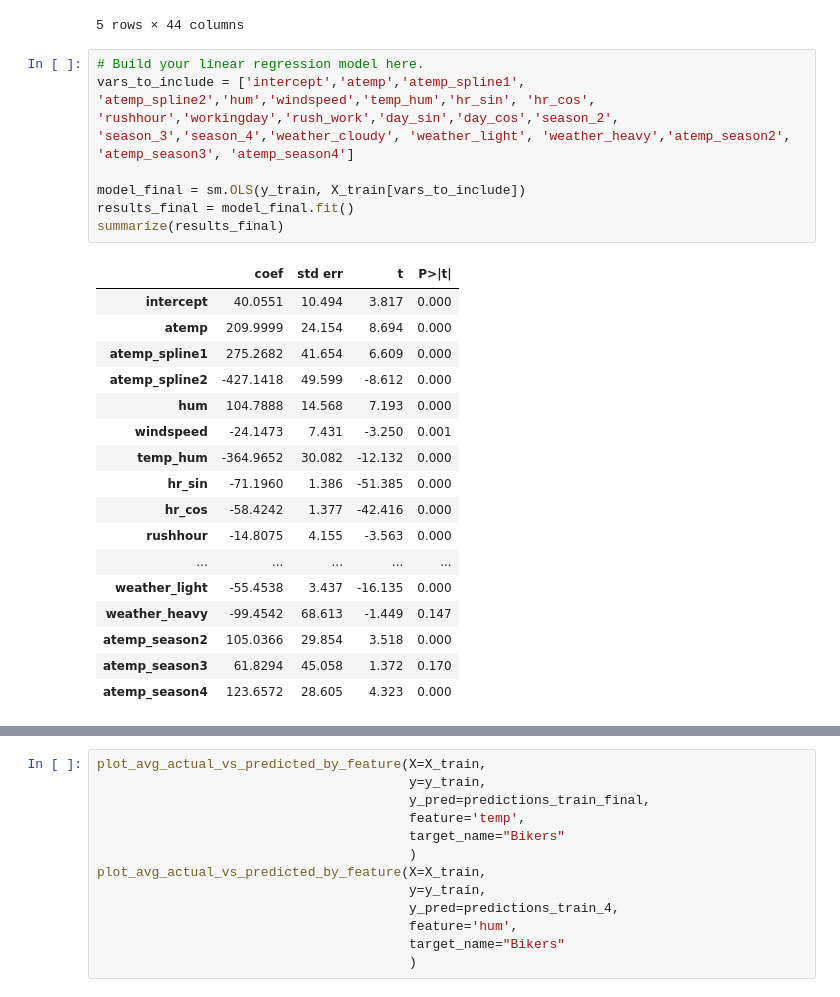
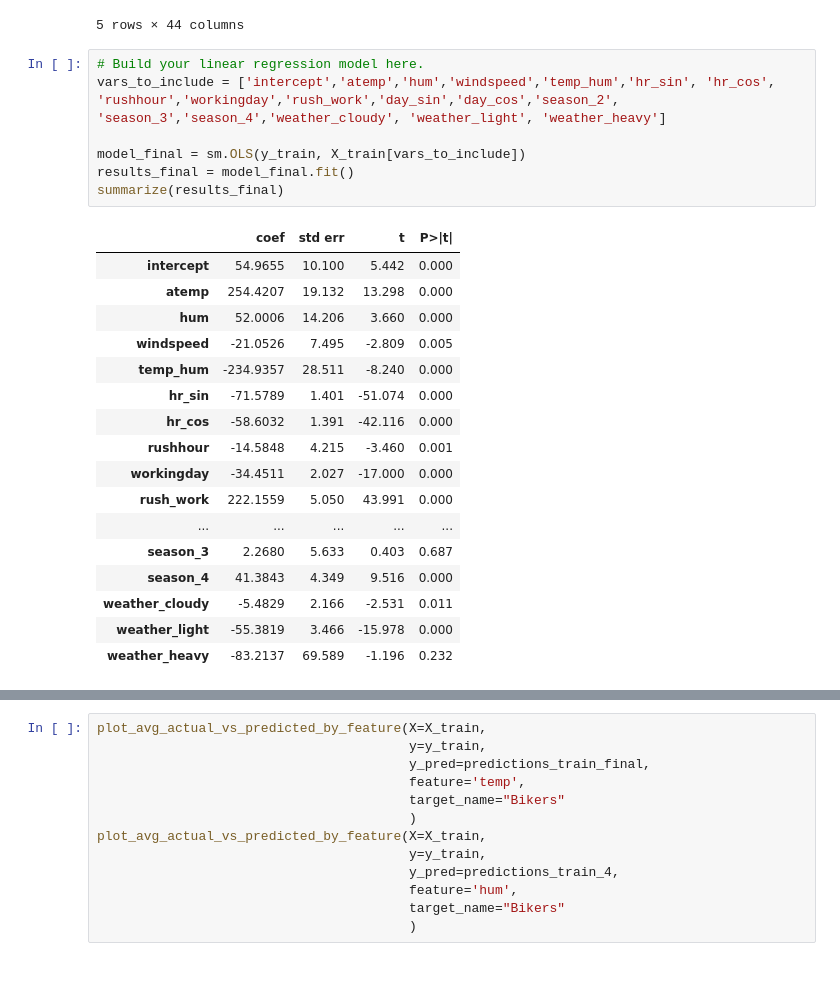
Before and after one commit to paige868/code_2600, a Jupyter notebook: mod05_nonlinear.ipynb, the cells around one changed output, grey strips where cells are left out. Drawn from its saved outputs; the diff is of its cells as text.

```diff
--- a/mod05_nonlinear.ipynb
+++ b/mod05_nonlinear.ipynb
@@ -455,30 +484,29 @@ Train.head()
 5 rows × 44 columns
 # %%
 # Build your linear regression model here.
-vars_to_include = ['intercept','atemp','atemp_spline1',
-'atemp_spline2','hum','windspeed','temp_hum','hr_sin', 'hr_cos', 'rushhour','workingday','rush_work','day_sin','day_cos','season_2', 'season_3','season_4','weather_cloudy', 'weather_light', 'weather_heavy','atemp_season2', 'atemp_season3', 'atemp_season4']
+vars_to_include = ['intercept','atemp','hum','windspeed','temp_hum','hr_sin', 'hr_cos', 'rushhour','workingday','rush_work','day_sin','day_cos','season_2', 'season_3','season_4','weather_cloudy', 'weather_light', 'weather_heavy']
 
 model_final = sm.OLS(y_train, X_train[vars_to_include])
 results_final = model_final.fit()
 summarize(results_final)
 # %% [output]
 |  | coef | std err | t | P>|t| |
-| intercept | 40.0551 | 10.494 | 3.817 | 0.000 |
-| atemp | 209.9999 | 24.154 | 8.694 | 0.000 |
-| atemp_spline1 | 275.2682 | 41.654 | 6.609 | 0.000 |
-| atemp_spline2 | -427.1418 | 49.599 | -8.612 | 0.000 |
-| hum | 104.7888 | 14.568 | 7.193 | 0.000 |
-| windspeed | -24.1473 | 7.431 | -3.250 | 0.001 |
-| temp_hum | -364.9652 | 30.082 | -12.132 | 0.000 |
-| hr_sin | -71.1960 | 1.386 | -51.385 | 0.000 |
-| hr_cos | -58.4242 | 1.377 | -42.416 | 0.000 |
-| rushhour | -14.8075 | 4.155 | -3.563 | 0.000 |
+| intercept | 54.9655 | 10.100 | 5.442 | 0.000 |
+| atemp | 254.4207 | 19.132 | 13.298 | 0.000 |
+| hum | 52.0006 | 14.206 | 3.660 | 0.000 |
+| windspeed | -21.0526 | 7.495 | -2.809 | 0.005 |
+| temp_hum | -234.9357 | 28.511 | -8.240 | 0.000 |
+| hr_sin | -71.5789 | 1.401 | -51.074 | 0.000 |
+| hr_cos | -58.6032 | 1.391 | -42.116 | 0.000 |
+| rushhour | -14.5848 | 4.215 | -3.460 | 0.001 |
+| workingday | -34.4511 | 2.027 | -17.000 | 0.000 |
+| rush_work | 222.1559 | 5.050 | 43.991 | 0.000 |
 | ... | ... | ... | ... | ... |
-| weather_light | -55.4538 | 3.437 | -16.135 | 0.000 |
-| weather_heavy | -99.4542 | 68.613 | -1.449 | 0.147 |
-| atemp_season2 | 105.0366 | 29.854 | 3.518 | 0.000 |
-| atemp_season3 | 61.8294 | 45.058 | 1.372 | 0.170 |
-| atemp_season4 | 123.6572 | 28.605 | 4.323 | 0.000 |
+| season_3 | 2.2680 | 5.633 | 0.403 | 0.687 |
+| season_4 | 41.3843 | 4.349 | 9.516 | 0.000 |
+| weather_cloudy | -5.4829 | 2.166 | -2.531 | 0.011 |
+| weather_light | -55.3819 | 3.466 | -15.978 | 0.000 |
+| weather_heavy | -83.2137 | 69.589 | -1.196 | 0.232 |
 # %%
 predictions_train_final = predict(X_train[vars_to_include], results_final)
 print('MSE train: ', mse(y_train, predictions_train_final))
```
Also changed, not shown: parts of 2 cells of this notebook.
